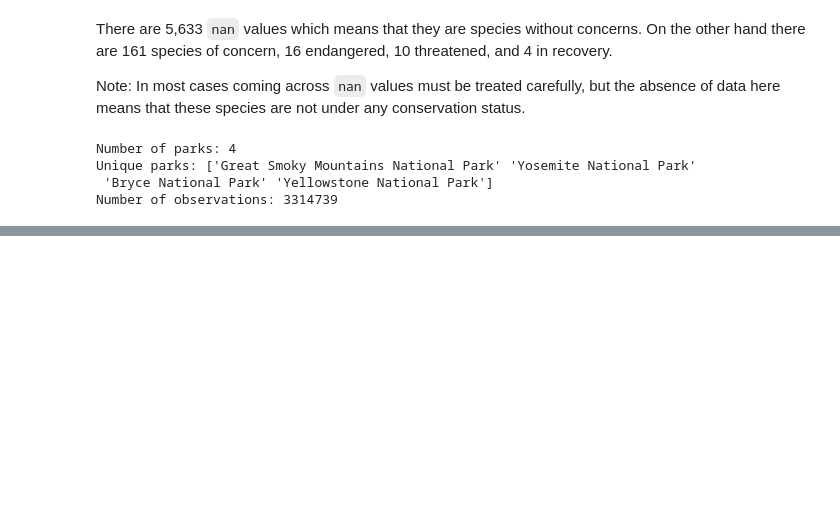
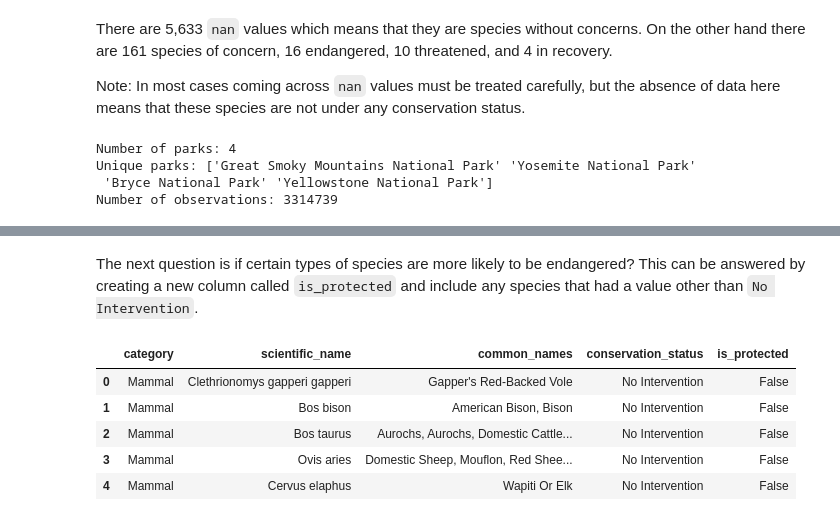
Before and after one commit to soyuz108/Visualization.-Biodiversity, a Jupyter notebook: viz_biodiversity.ipynb, the cells around one changed output, grey strips where cells are left out. Cells and saved outputs as stored; diff of their text form; code cells hidden in the pictures; blank space fills up the shorter version.

```diff
--- a/viz_biodiversity.ipynb
+++ b/viz_biodiversity.ipynb
@@ -125,0 +175,12 @@ Number of observations: 3314739
+# %% [markdown]
+The next question is if certain types of species are more likely to be endangered? This can be answered by creating a new column called `is_protected` and include any species that had a value other than `No Intervention`.
+# %%
+species["is_protected"] = species.conservation_status != "No Intervention"
+species.head()
+# %% [output]
+|  | category | scientific_name | common_names | conservation_status | is_protected |
+| 0 | Mammal | Clethrionomys gapperi gapperi | Gapper's Red-Backed Vole | No Intervention | False |
+| 1 | Mammal | Bos bison | American Bison, Bison | No Intervention | False |
+| 2 | Mammal | Bos taurus | Aurochs, Aurochs, Domestic Cattle... | No Intervention | False |
+| 3 | Mammal | Ovis aries | Domestic Sheep, Mouflon, Red Shee... | No Intervention | False |
+| 4 | Mammal | Cervus elaphus | Wapiti Or Elk | No Intervention | False |
```
Also changed, not shown: parts of 15 cells of this notebook.
